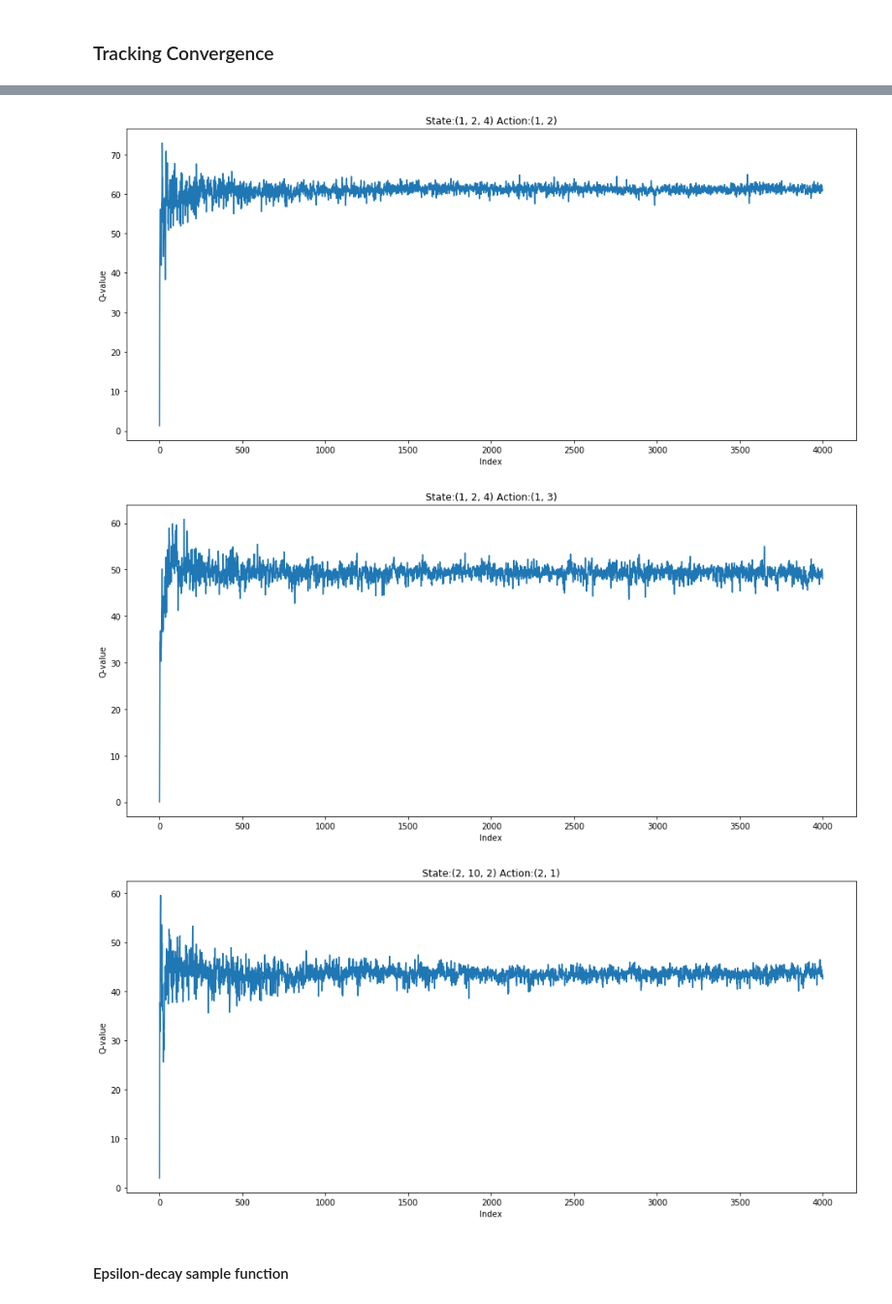
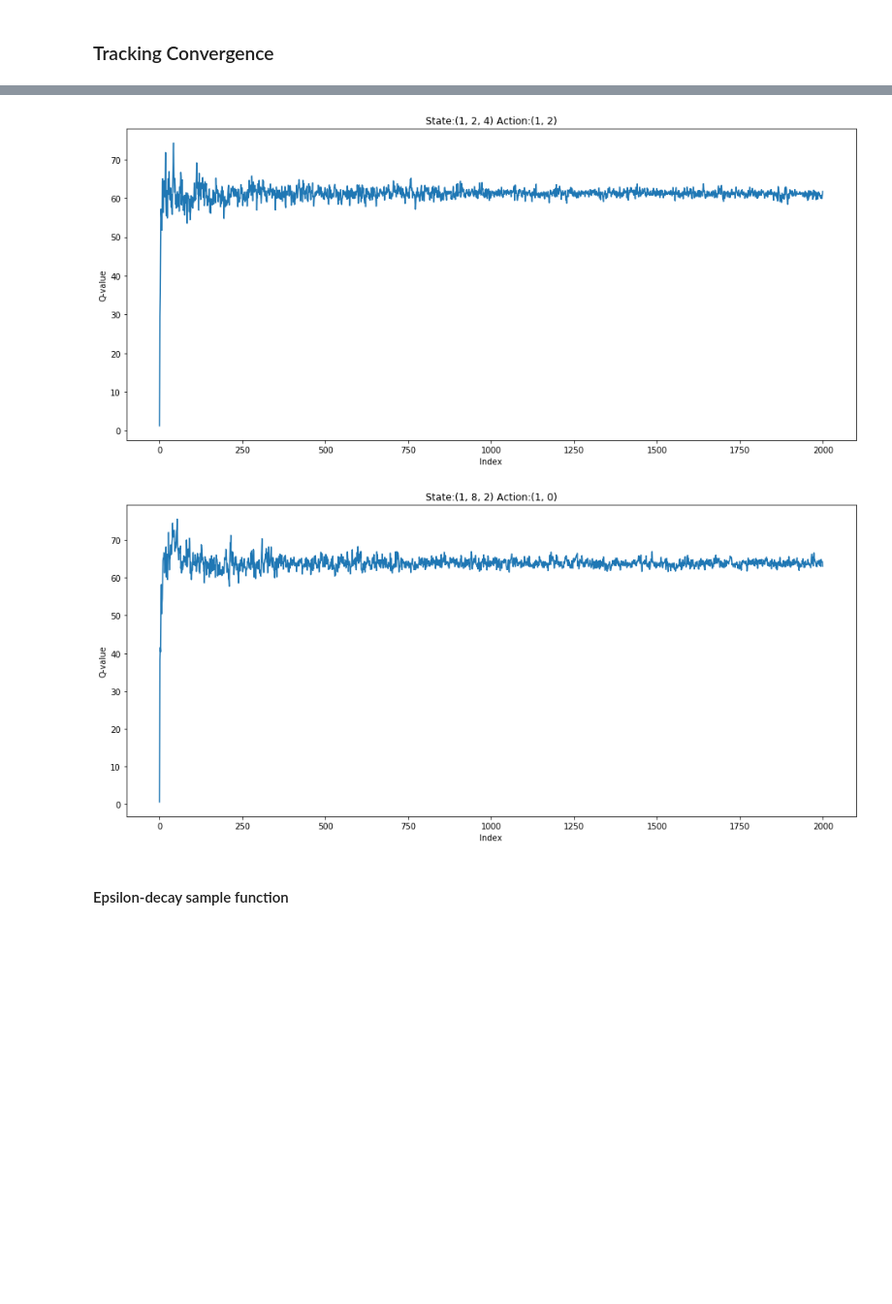
Before and after one commit to adityaorlalu/RL_Cab_Driver_Assistance, a Jupyter notebook: DQN_Agent_Arch1.ipynb, the cells around one changed output, grey strips where cells are left out. Shown at 97% size. Saved outputs shown, nothing was run; the diff lists cells and outputs as text; code cells hidden in the pictures; blank space fills up the shorter version.

```diff
--- a/DQN_Agent_Arch1.ipynb
+++ b/DQN_Agent_Arch1.ipynb
@@ -43,8 +43,7 @@ States_track = collections.defaultdict(dict)
 # Below are the list of state-action pairs that are tracked for convergence
 sample_q_values = [
     ((1, 2, 4), (1, 2)),
-    ((1, 2, 4), (1, 3)),
-    ((2, 10, 2), (2, 1))
+    ((1, 8, 2), (1, 0))
 ]
 
 
@@ -337,43 +364,31 @@ plt.show()
 # %%
 
 # Lets plot the convergence of Q-value state-action pair
 
 plt.figure(0, figsize=(16,7))
 
 # plot 1
 plt.title('State:' + str(sample_q_values[0][0]) + ' ' +  'Action:' + str(sample_q_values[0][1]))
 plt.xlabel('Index')
 plt.ylabel('Q-value')
 plt.plot(
     np.asarray(range(0, len(States_track[sample_q_values[0][0]].get(sample_q_values[0][1])[::10]))),
     np.asarray(States_track[sample_q_values[0][0]].get(sample_q_values[0][1])[::10]))
 plt.show()
 
 
 # plot 2
 plt.figure(0, figsize=(16,7))
 plt.title('State:' + str(sample_q_values[1][0]) + ' ' +  'Action:' + str(sample_q_values[1][1]))
 plt.xlabel('Index')
 plt.ylabel('Q-value')
 plt.plot(
     np.asarray(range(0, len(States_track[sample_q_values[1][0]].get(sample_q_values[1][1])[::10]))),
     np.asarray(States_track[sample_q_values[1][0]].get(sample_q_values[1][1])[::10]))
 plt.show()
-
-
-# plot 3
-plt.figure(0, figsize=(16,7))
-plt.title('State:' + str(sample_q_values[2][0]) + ' ' +  'Action:' + str(sample_q_values[2][1]))
-plt.xlabel('Index')
-plt.ylabel('Q-value')
-plt.plot(
-    np.asarray(range(0, len(States_track[sample_q_values[2][0]].get(sample_q_values[2][1])[::10]))),
-    np.asarray(States_track[sample_q_values[2][0]].get(sample_q_values[2][1])[::10]))
-plt.show()
 # %% [output]
-[figure, old version]
+[figure, new version]
-[figure, old version]
+[figure, new version]
-[figure, removed]
 # %% [markdown]
 #### Epsilon-decay sample function
 # %% [markdown]
```
Also changed, not shown: parts of 7 cells of this notebook, 4 other files.
